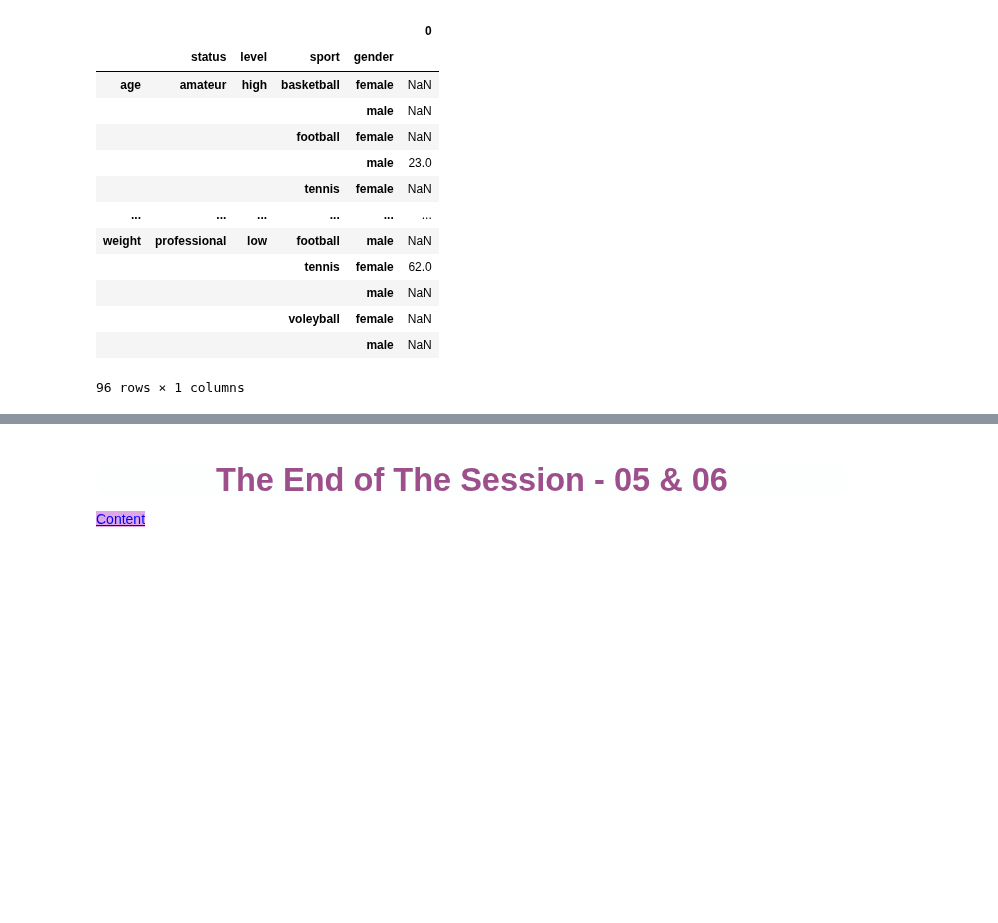
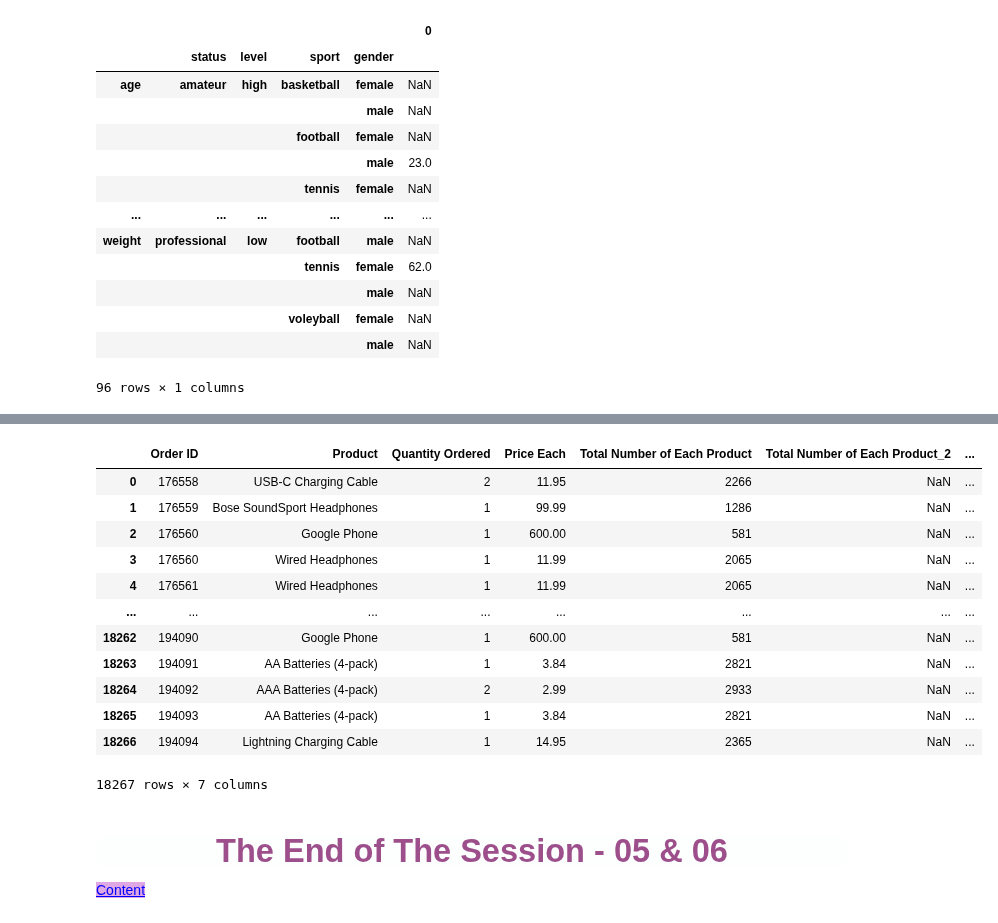
Before and after one commit to Bir01/02_DATA_SCIENCE_DATA_ANALYTICS_MODULE, a Jupyter notebook: 3- Classes_Labs/2. DAwPY/DAwPy_S5_6_(Groupby_and_Useful_Operations)-student-Copy1.ipynb, the cells around one changed output, grey strips where cells are left out. Saved outputs shown, nothing was run; the diff lists cells and outputs as text; code cells hidden in the pictures; blank space fills up the shorter version.

```diff
--- a/3- Classes_Labs/2. DAwPY/DAwPy_S5_6_(Groupby_and_Useful_Operations)-student-Copy1.ipynb
+++ b/3- Classes_Labs/2. DAwPY/DAwPy_S5_6_(Groupby_and_Useful_Operations)-student-Copy1.ipynb
@@ -2239,0 +2645,2 @@ pd.read_csv("C: /Users/Desktop/Download/Clean_Sales_April_2019.csv")
+# %%
+df10.drop('index', axis=1, inplace=True)   #drop = True denmedigi icin , index diye bir sütun yok
@@ -2239,0 +2841,2 @@ pd.read_csv("C: /Users/Desktop/Download/Clean_Sales_April_2019.csv")
+# %%
+df10['Total Number of Each Product'] = df10.groupby('Product')['Quantity Ordered'].transform('sum')
@@ -2239,0 +2902,2 @@ pd.read_csv("C: /Users/Desktop/Download/Clean_Sales_April_2019.csv")
+# %%
+df10['Total Number of Each Product_2'] = df10.groupby('Product')['Quantity Ordered'].apply(lambda x : np.sum(x))
@@ -2240,3 +2920,21 @@ pd.read_csv("C: /Users/Desktop/Download/Clean_Sales_April_2019.csv")
+# %%
+df10['Total Price'] = df10['Price Each'] * df10['Total Number of Each Product']
+# %%
+df10
+# %% [output]
+|  | Order ID | Product | Quantity Ordered | Price Each | Total Number of Each Product | Total Number of Each Product_2 | ... |
+| 0 | 176558 | USB-C Charging Cable | 2 | 11.95 | 2266 | NaN | ... |
+| 1 | 176559 | Bose SoundSport Headphones | 1 | 99.99 | 1286 | NaN | ... |
+| 2 | 176560 | Google Phone | 1 | 600.00 | 581 | NaN | ... |
+| 3 | 176560 | Wired Headphones | 1 | 11.99 | 2065 | NaN | ... |
+| 4 | 176561 | Wired Headphones | 1 | 11.99 | 2065 | NaN | ... |
+| ... | ... | ... | ... | ... | ... | ... | ... |
+| 18262 | 194090 | Google Phone | 1 | 600.00 | 581 | NaN | ... |
+| 18263 | 194091 | AA Batteries (4-pack) | 1 | 3.84 | 2821 | NaN | ... |
+| 18264 | 194092 | AAA Batteries (4-pack) | 2 | 2.99 | 2933 | NaN | ... |
+| 18265 | 194093 | AA Batteries (4-pack) | 1 | 3.84 | 2821 | NaN | ... |
+| 18266 | 194094 | Lightning Charging Cable | 1 | 14.95 | 2365 | NaN | ... |
+18267 rows × 7 columns
 # %% [markdown]
 ## <p style="background-color:#FDFEFE; font-family:newtimeroman; color:#9d4f8c; font-size:150%; text-align:center; border-radius:10px 10px;">The End of The Session - 05 & 06</p>
 
```
Also changed, not shown: parts of 85 cells of this notebook, 1 other file.
